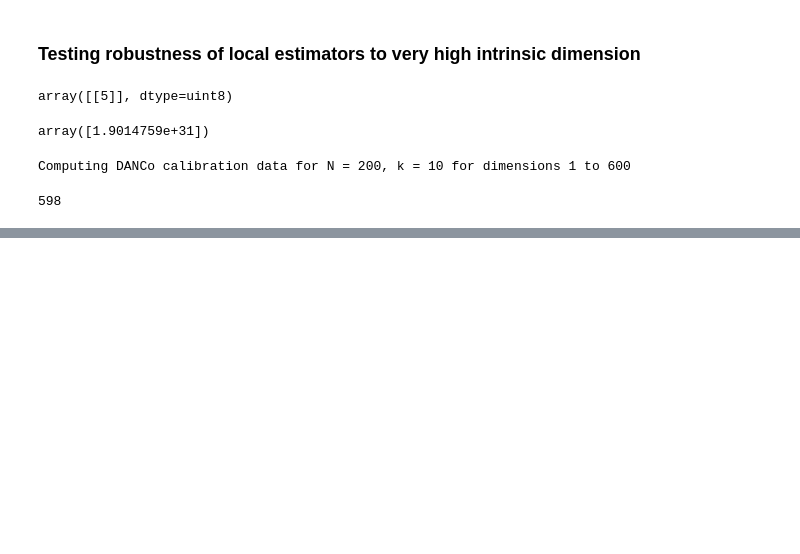
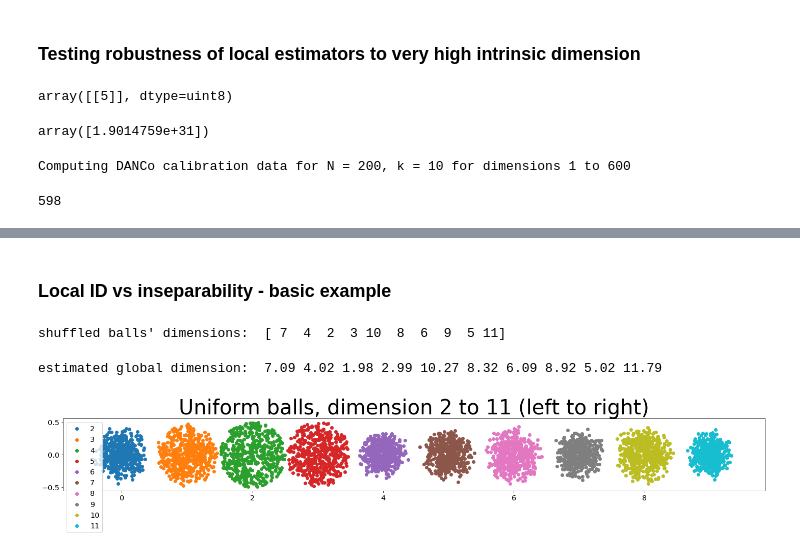
Before and after one commit to j-bac/id-concentration, a Jupyter notebook: notebooks/Test-separability-basics.ipynb, the cells around one changed output, grey strips where cells are left out. Saved outputs shown, nothing was run; the diff lists cells and outputs as text; code cells hidden in the pictures; blank space fills up the shorter version.

```diff
--- a/notebooks/Test-separability-basics.ipynb
+++ b/notebooks/Test-separability-basics.ipynb
@@ -300,0 +323,49 @@ SeparabilityAnalysis(data,alphas=np.arange(.1,.3,.001)[None]) # separability ove
+# %% [markdown]
+### Local ID vs inseparability - basic example
+# %%
+shuffle = np.random.choice(10,size=10,replace=False)
+shuffled_dims = shuffle+2
+print("shuffled balls' dimensions: ",shuffled_dims)
+
+random_seed = 0
+ndatasets = 10
+npoints = 500 #per ball
+n_cores = 4 #set higher to run the pointwise estimation in parallel
+n_neighbors = 100 #neighborhood size for ID estimation in K-neighborhoods
+
+
+datasets = []
+for center_idx,i in enumerate(shuffle):
+    np.random.seed(random_seed)
+    datasets.append(randsphere(n_points=npoints,ndim=i+2,radius=.5,center = [center_idx,0]+[0]*i)[0])
+
+emb_dimension = 11 #for each estimation, the embedding dimension is set as the dimension of the highest-dimensional ball we generated (11)
+# %% [output]
+shuffled balls' dimensions:  [ 7  4  2  3 10  8  6  9  5 11]
+# %%
+fig,ax = plt.subplots(figsize=(20,5))
+
+#estimate dimension
+datasets_inseparability = []
+for i in range(ndatasets):
+    [n_alpha,n_single,p_alpha,alphas,separable_fraction,Xp] = SeparabilityAnalysis(datasets[i],ProducePlots=0,ConditionalNumber=np.inf)
+    palpha_selected = p_alpha[(n_alpha==n_single).tolist().index(True),:]
+
+    datasets_inseparability.append(palpha_selected)
+
+    print('estimated global dimension: ',end=' ') if i==0 else None
+    print(round(n_single[0],2),end=' ')
+print('\n')
+
+#plot
+plt.title('Uniform balls, dimension 2 to 11 (left to right)',fontsize=40)
+for i in range(ndatasets):
+    ax.scatter(datasets[i][:,0],datasets[i][:,1],label=str(i+2))
+    ax.axis('scaled')
+
+ax.legend()
+plt.tight_layout()
+plt.show()
+# %% [output]
+estimated global dimension:  7.09 4.02 1.98 2.99 10.27 8.32 6.09 8.92 5.02 11.79
+[figure, added]
```
Also changed, not shown: parts of 20 cells of this notebook, 4 other files.
